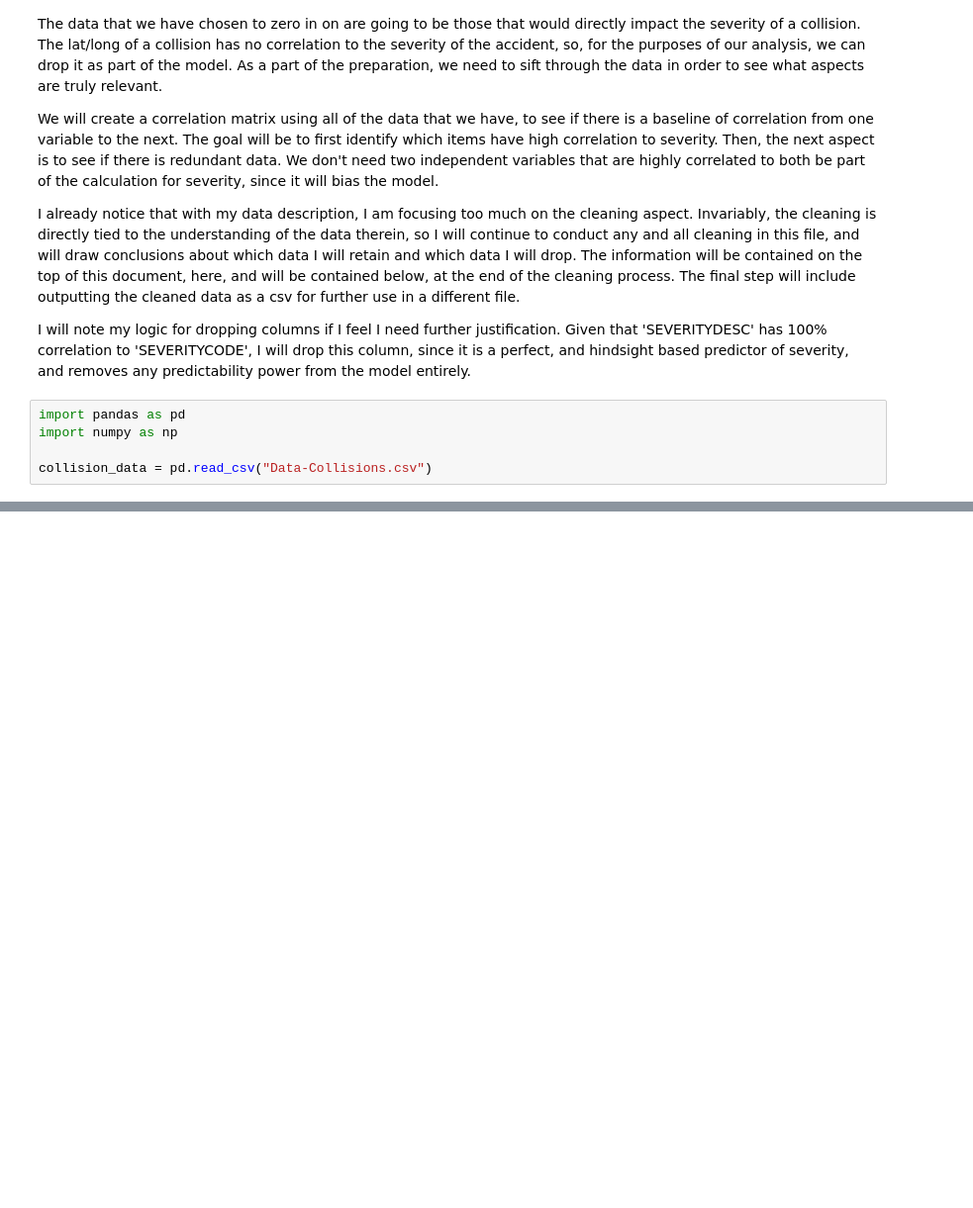
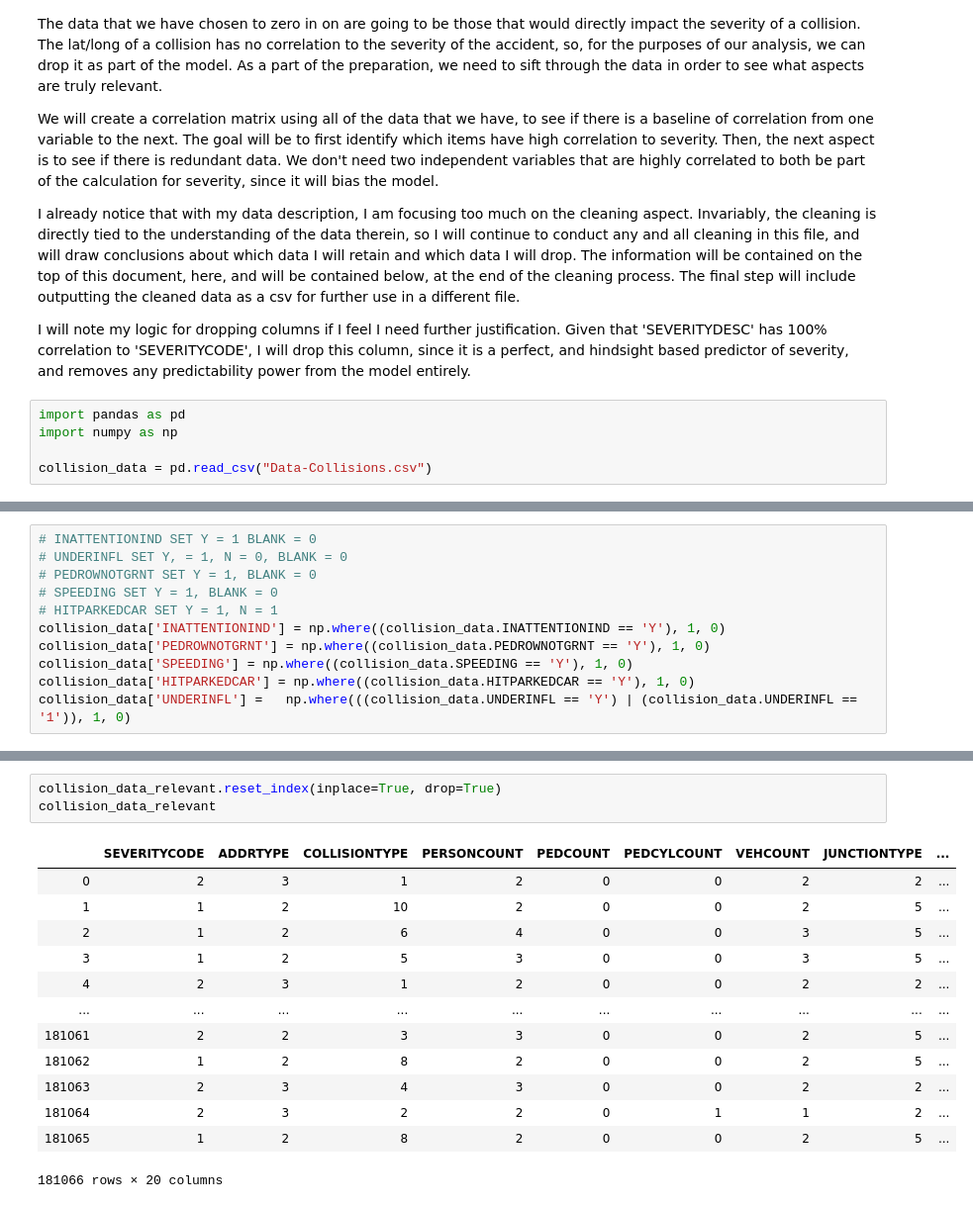
Before and after one commit to Iron-Mountain/IBM-Data-Science-Professional-Specialization, a Jupyter notebook: Data-Science-Capstone/Data-Section.ipynb, the cells around one changed output, grey strips where cells are left out. Shown at 99% size. Saved outputs shown, nothing was run; the diff lists cells and outputs as text; blank space fills up the shorter version.

```diff
--- a/Data-Science-Capstone/Data-Section.ipynb
+++ b/Data-Science-Capstone/Data-Section.ipynb
@@ -41,0 +30,11 @@ collision_data.head(10)
+# %%
+# INATTENTIONIND SET Y = 1 BLANK = 0
+# UNDERINFL SET Y, = 1, N = 0, BLANK = 0
+# PEDROWNOTGRNT SET Y = 1, BLANK = 0
+# SPEEDING SET Y = 1, BLANK = 0
+# HITPARKEDCAR SET Y = 1, N = 1
+collision_data['INATTENTIONIND'] = np.where((collision_data.INATTENTIONIND == 'Y'), 1, 0)
+collision_data['PEDROWNOTGRNT'] = np.where((collision_data.PEDROWNOTGRNT == 'Y'), 1, 0)
+collision_data['SPEEDING'] = np.where((collision_data.SPEEDING == 'Y'), 1, 0)
+collision_data['HITPARKEDCAR'] = np.where((collision_data.HITPARKEDCAR == 'Y'), 1, 0)
+collision_data['UNDERINFL'] =   np.where(((collision_data.UNDERINFL == 'Y') | (collision_data.UNDERINFL == '1')), 1, 0)
@@ -61 +79,18 @@ print(replace_map_comp)
+# %%
+collision_data_relevant.reset_index(inplace=True, drop=True)
+collision_data_relevant
+# %% [output]
+|  | SEVERITYCODE | ADDRTYPE | COLLISIONTYPE | PERSONCOUNT | PEDCOUNT | PEDCYLCOUNT | VEHCOUNT | JUNCTIONTYPE | ... |
+| 0 | 2 | 3 | 1 | 2 | 0 | 0 | 2 | 2 | ... |
+| 1 | 1 | 2 | 10 | 2 | 0 | 0 | 2 | 5 | ... |
+| 2 | 1 | 2 | 6 | 4 | 0 | 0 | 3 | 5 | ... |
+| 3 | 1 | 2 | 5 | 3 | 0 | 0 | 3 | 5 | ... |
+| 4 | 2 | 3 | 1 | 2 | 0 | 0 | 2 | 2 | ... |
+| ... | ... | ... | ... | ... | ... | ... | ... | ... | ... |
+| 181061 | 2 | 2 | 3 | 3 | 0 | 0 | 2 | 5 | ... |
+| 181062 | 1 | 2 | 8 | 2 | 0 | 0 | 2 | 5 | ... |
+| 181063 | 2 | 3 | 4 | 3 | 0 | 0 | 2 | 2 | ... |
+| 181064 | 2 | 3 | 2 | 2 | 0 | 1 | 1 | 2 | ... |
+| 181065 | 1 | 2 | 8 | 2 | 0 | 0 | 2 | 5 | ... |
+181066 rows × 20 columns
 # %%
```
Also changed, not shown: parts of 11 cells of this notebook, 1 other file.
